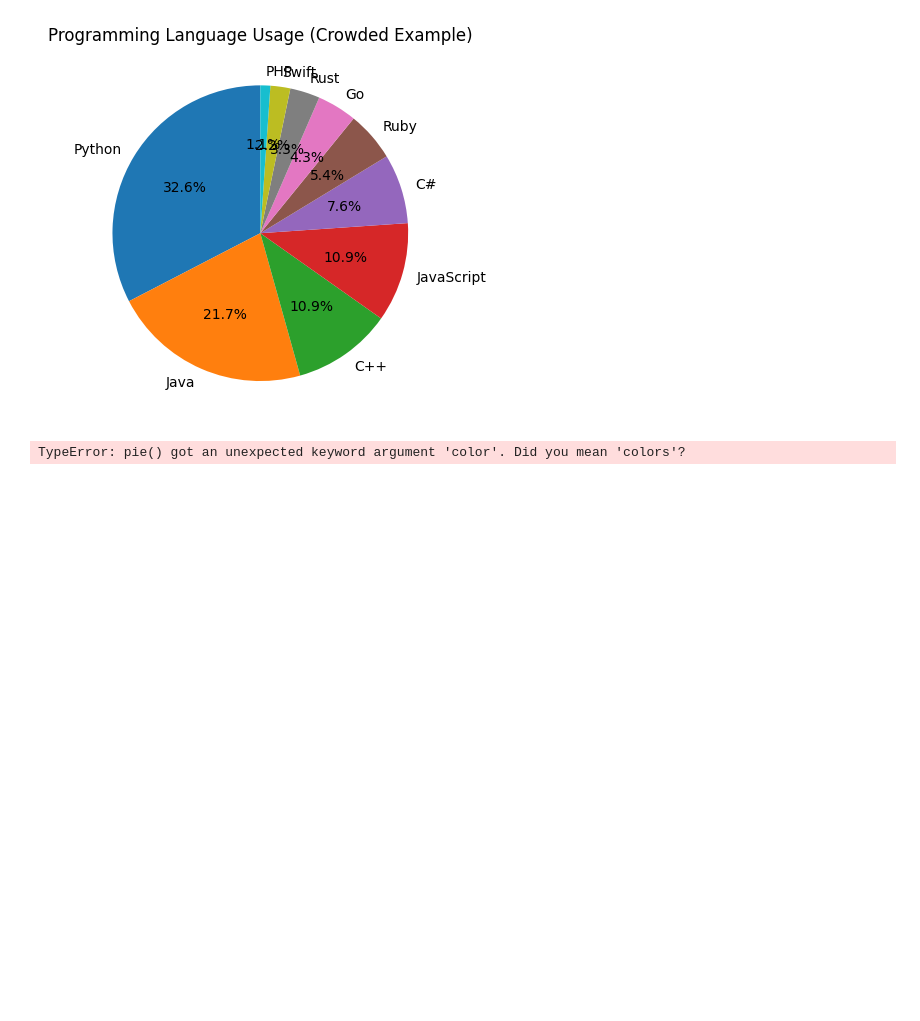
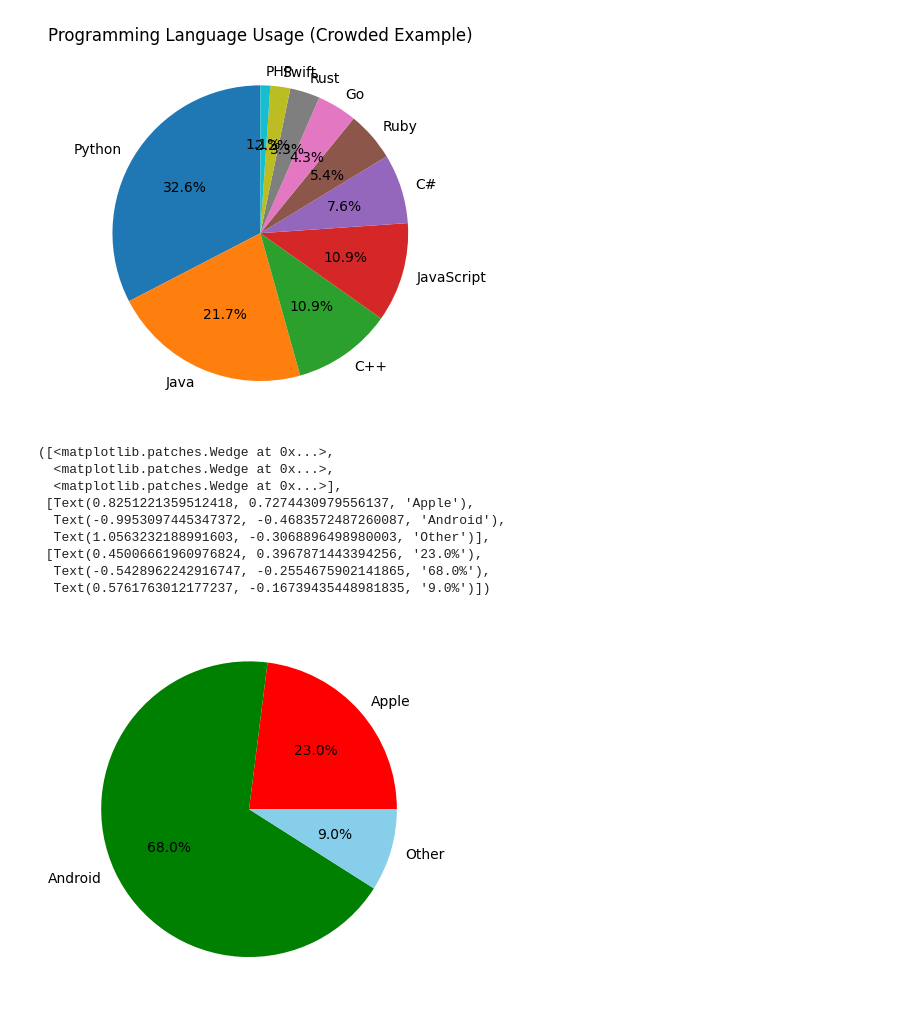
Before and after one commit to chaudhary-dhruv/data-science-learning, a Jupyter notebook: Data Visualization/03_pie_chart.ipynb, the cells around one changed output. Cells and saved outputs as stored; diff of their text form; code cells hidden in the pictures; blank space fills up the shorter version.

```diff
--- a/Data Visualization/03_pie_chart.ipynb
+++ b/Data Visualization/03_pie_chart.ipynb
@@ -85,9 +85,18 @@ plt.show()
 # %%
  #Assignment
 OS = ["Apple" , "Android" , "Other"]
 share = [23 , 68 , 9]
 color = ["red" , "green" ,"skyblue"]
 
-plt.pie(share , labels=OS , color=color)
+plt.pie(share , labels=OS , colors=color , autopct='%1.1f%%')
 # %% [output]
-TypeError: pie() got an unexpected keyword argument 'color'. Did you mean 'colors'?
+([<matplotlib.patches.Wedge at 0x...>,
+  <matplotlib.patches.Wedge at 0x...>,
+  <matplotlib.patches.Wedge at 0x...>],
+ [Text(0.8251221359512418, 0.7274430979556137, 'Apple'),
+  Text(-0.9953097445347372, -0.4683572487260087, 'Android'),
+  Text(1.0563232188991603, -0.3068896498980003, 'Other')],
+ [Text(0.45006661960976824, 0.3967871443394256, '23.0%'),
+  Text(-0.5428962242916747, -0.2554675902141865, '68.0%'),
+  Text(0.5761763012177237, -0.16739435448981835, '9.0%')])
+[figure, added]
```
Also changed, not shown: parts of 1 cell of this notebook, 3 other files.
